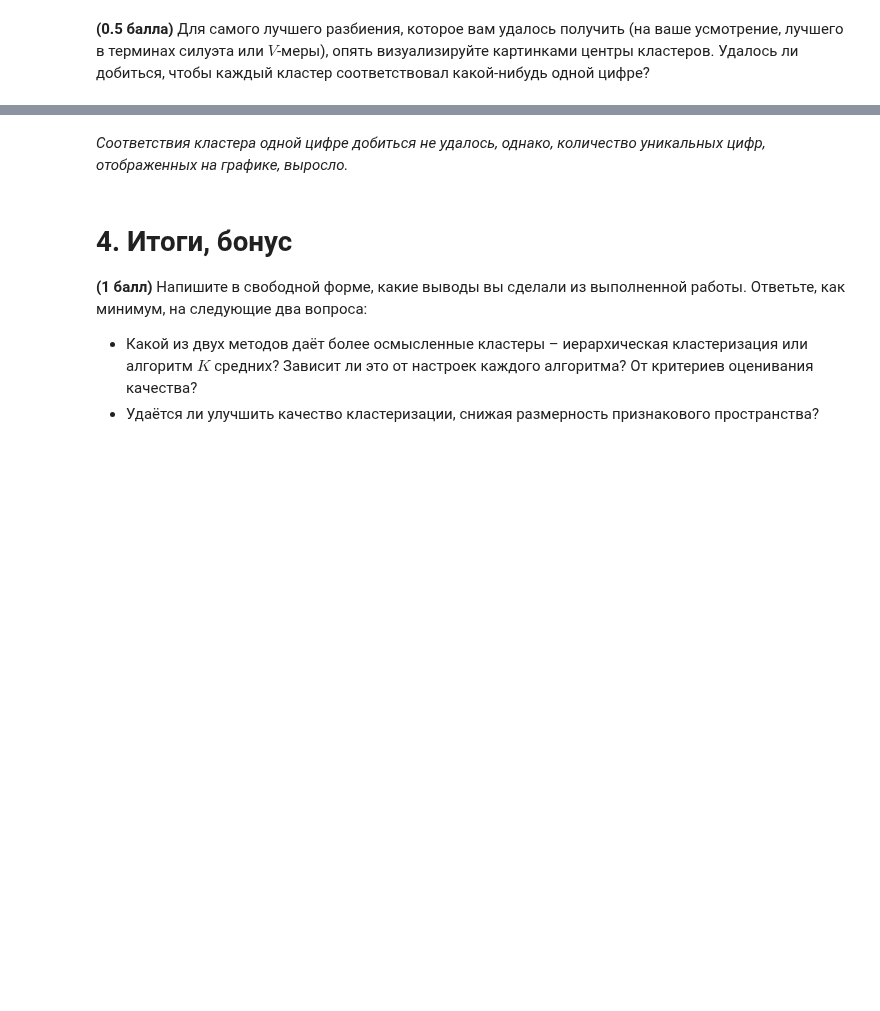
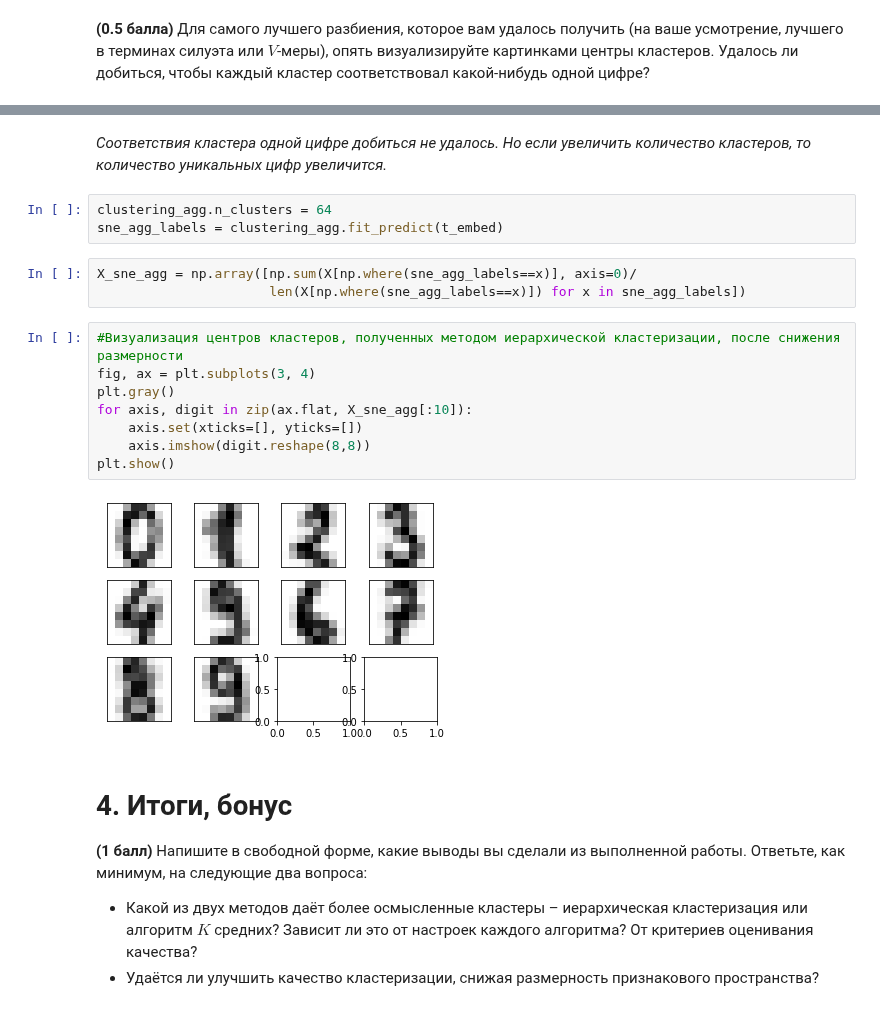
Before and after one commit to kinkpunk/ml-intro, a Jupyter notebook: 7_clustering/clustering.ipynb, the cells around one changed output, grey strips where cells are left out. Cells and saved outputs as stored; diff of their text form; blank space fills up the shorter version.

```diff
--- a/7_clustering/clustering.ipynb
+++ b/7_clustering/clustering.ipynb
@@ -433,5 +495,21 @@ plt.show()
 # %% [markdown]
-*Соответствия кластера одной цифре добиться не удалось, однако, количество уникальных цифр, отображенных на графике, выросло.*
+*Соответствия кластера одной цифре добиться не удалось. Но если увеличить количество кластеров, то количество уникальных цифр увеличится.*
+# %%
+clustering_agg.n_clusters = 64
+sne_agg_labels = clustering_agg.fit_predict(t_embed)
+# %%
+X_sne_agg = np.array([np.sum(X[np.where(sne_agg_labels==x)], axis=0)/
+                      len(X[np.where(sne_agg_labels==x)]) for x in sne_agg_labels])
+# %%
+#Визуализация центров кластеров, полученных методом иерархической кластеризации, после снижения размерности
+fig, ax = plt.subplots(3, 4)
+plt.gray()
+for axis, digit in zip(ax.flat, X_sne_agg[:10]):
+    axis.set(xticks=[], yticks=[])
+    axis.imshow(digit.reshape(8,8))
+plt.show()
+# %% [output]
+[figure, added]
 # %% [markdown]
 # 4. Итоги, бонус
 
```
Also changed, not shown: parts of 29 cells of this notebook.
